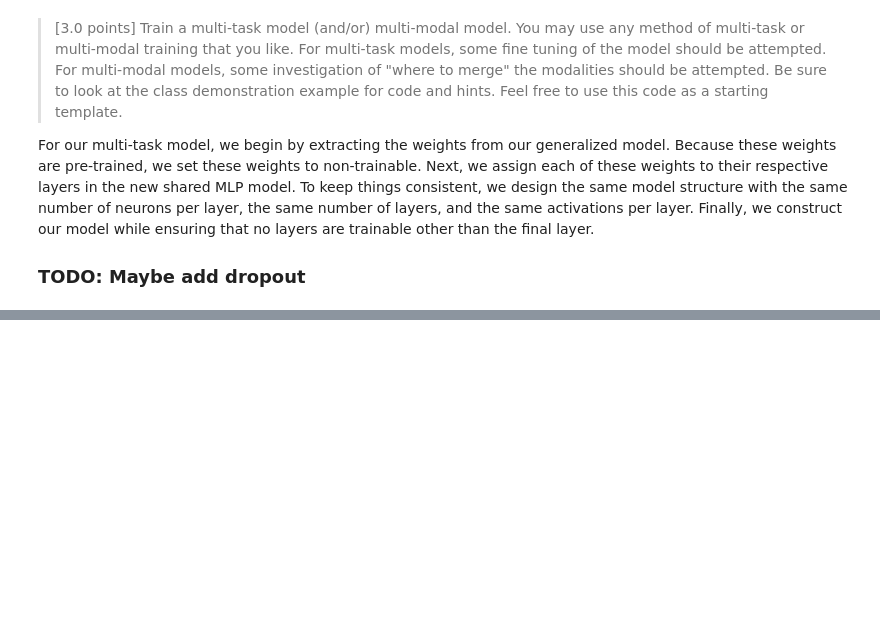
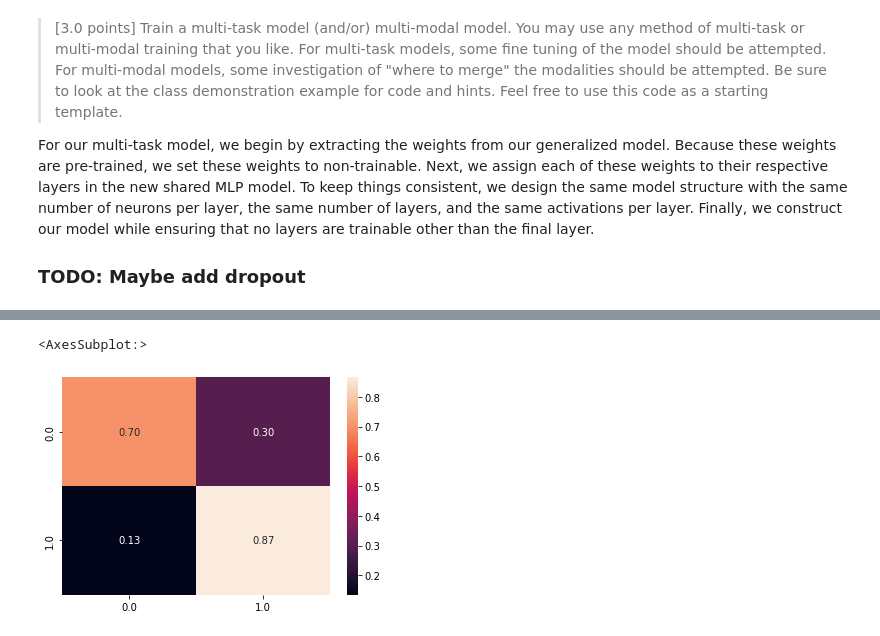
Before and after one commit to wisniemj/CS8321, a Jupyter notebook: lab2/lab2.ipynb, the cells around one changed output, grey strips where cells are left out. Cells and saved outputs as stored; diff of their text form; code cells hidden in the pictures; blank space fills up the shorter version.

Commit message:
Added additional analysis for shared model

```diff
--- a/lab2/lab2.ipynb
+++ b/lab2/lab2.ipynb
@@ -675,27 +626,47 @@ task_X_list[2][0]
 # %%
 %%time
-EPOCHS = 8
-from random import shuffle
+EPOCHS = 20
+X_keys = dict()
+X_keys.update(X_train)
+X_keys.update(X_test)
+
+total_cfm_f1_by_epoch = []
 
 opt = {} # need separate optimizers for each output task
-for x in task_X_list:
+for x in X_keys.keys():
 
-    opt[x[0]] = Adam() # track
+    opt[x] = Adam() # track
 
 for i in range(EPOCHS):
     print('Epoch',i,end=', ')
    # shuffle(all_keys) # shuffle in place operation, maybe not needed
 
-    step(task_X_list, opt, X_train, y_train, models_mtl) # batched gradient updates
+    step(X_keys.keys(), opt, X_train, y_train) # batched gradient updates
 
     y_mtl=[]
     yhat_mtl=[]
-    for x in task_X_list:
+    confusion_matrix = []
+
+    for x in X_keys.keys():
         # test on data, for tracking
-        yhat_mlp = models_mtl[x[0]].predict(X_test,verbose=0)
-        y_mtl.append(y_test.ravel())
+        yhat_mlp = models_mtl[x].predict(X_test[x],verbose=0)
+        y_mtl.append(y_test[x].ravel())
         yhat_mtl.append(yhat_mlp.ravel())
 
-    mse = mean_squared_error(np.concatenate(y_mtl), np.concatenate(yhat_mtl)) #this should probably be bce or f1, not mse, just using for now
-    print('...MSE Validation:',mse.numpy())
+        yhat_mlp_copy = yhat_mlp.copy()
+        yhat_mlp_copy[yhat_mlp_copy<0.5] = 0
+        yhat_mlp_copy[yhat_mlp_copy>=0.5] = 1
+        cfm = mt.confusion_matrix(y_test[x],yhat_mlp_copy).ravel()
+        confusion_matrix.append(cfm)
+
+    # sum total confusion matrix (tn, fp, fn, tp)
+    total_cfm = sum(confusion_matrix)
+
+    total_cfm_precision = precision_calc(total_cfm[3], total_cfm[1])
+    total_cfm_recall = recall_calc(total_cfm[3], total_cfm[2])
+    total_cfm_f1 = f1_score_calc(total_cfm_precision, total_cfm_recall)
+    total_cfm_f1_by_epoch.append(total_cfm_f1)
+
+    bce = binary_crossentropy(np.concatenate(y_mtl), np.concatenate(yhat_mtl)) #this should probably be bce or f1, not mse, just using for now
+    print('...Binary Cross Entropy:',bce.numpy())
 # %% [output]
@@ -721,0 +690,7 @@ Make sure all arrays contain the same number of samples.
+# %%
+total_cfm = total_cfm.reshape(2,2)
+total_cfm = total_cfm/np.sum(total_cfm,axis=1)[:,np.newaxis]
+sns.heatmap(total_cfm, annot=True, fmt='.2f', xticklabels=np.unique(df["standard_value_bin"]),yticklabels=np.unique(df["standard_value_bin"]))
+# %% [output]
+<AxesSubplot:>
+[figure, added]
```
Also changed, not shown: parts of 20 cells of this notebook.
